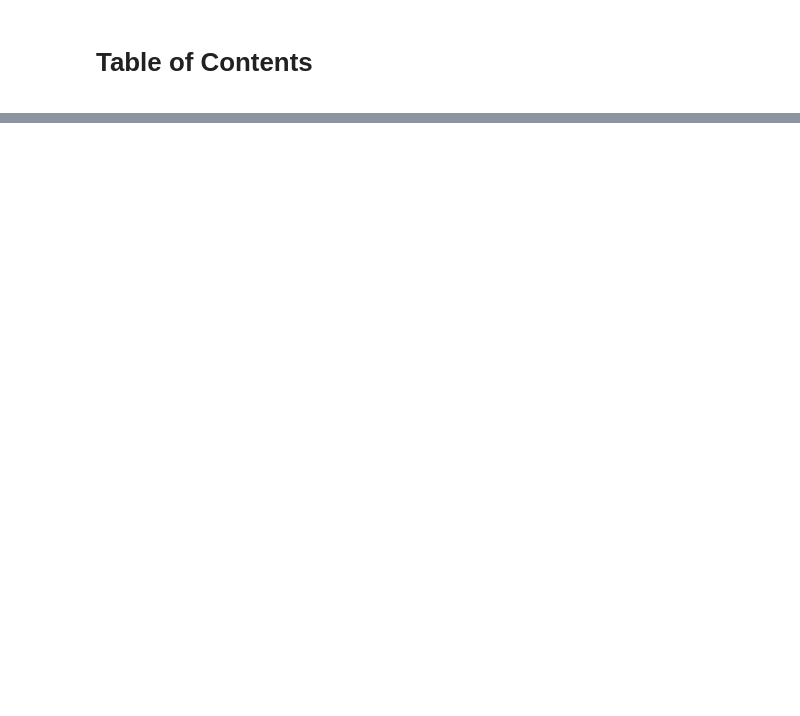
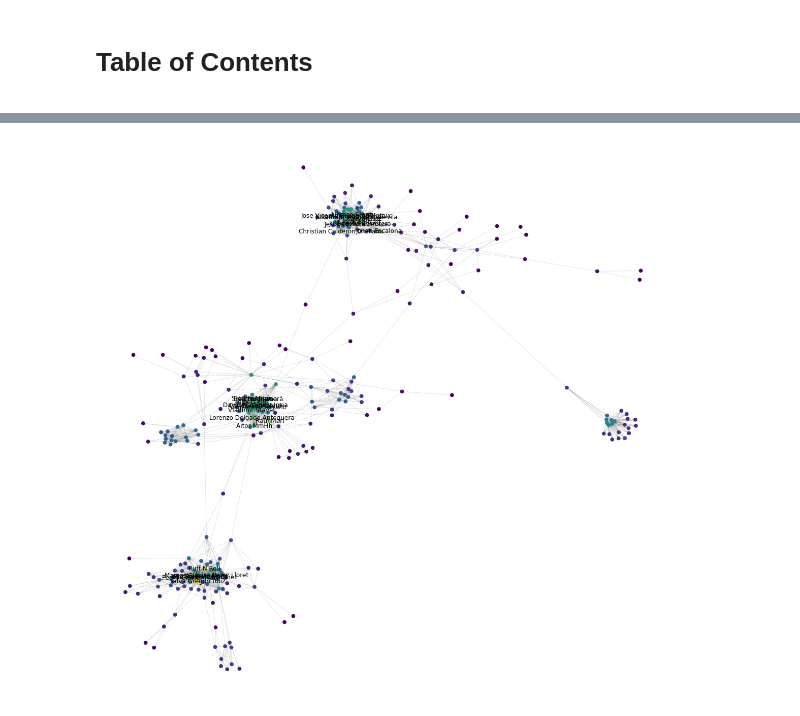
Before and after one commit to rubchume/FacebookFriendNetworkAnalyzer, a Jupyter notebook: FacebookScrape.ipynb, the cells around one changed output, grey strips where cells are left out. Cells and saved outputs as stored; diff of their text form; code cells hidden in the pictures; blank space fills up the shorter version.

```diff
--- a/FacebookScrape.ipynb
+++ b/FacebookScrape.ipynb
@@ -27,0 +153,4 @@ ffn.filter_biggest_component()
+# %%
+ffn.draw_graph(node_scores=nx.degree_centrality(ffn.graph))
+# %% [output]
+[figure, added]
```
Also changed, not shown: parts of 14 cells of this notebook, 1 other file.
